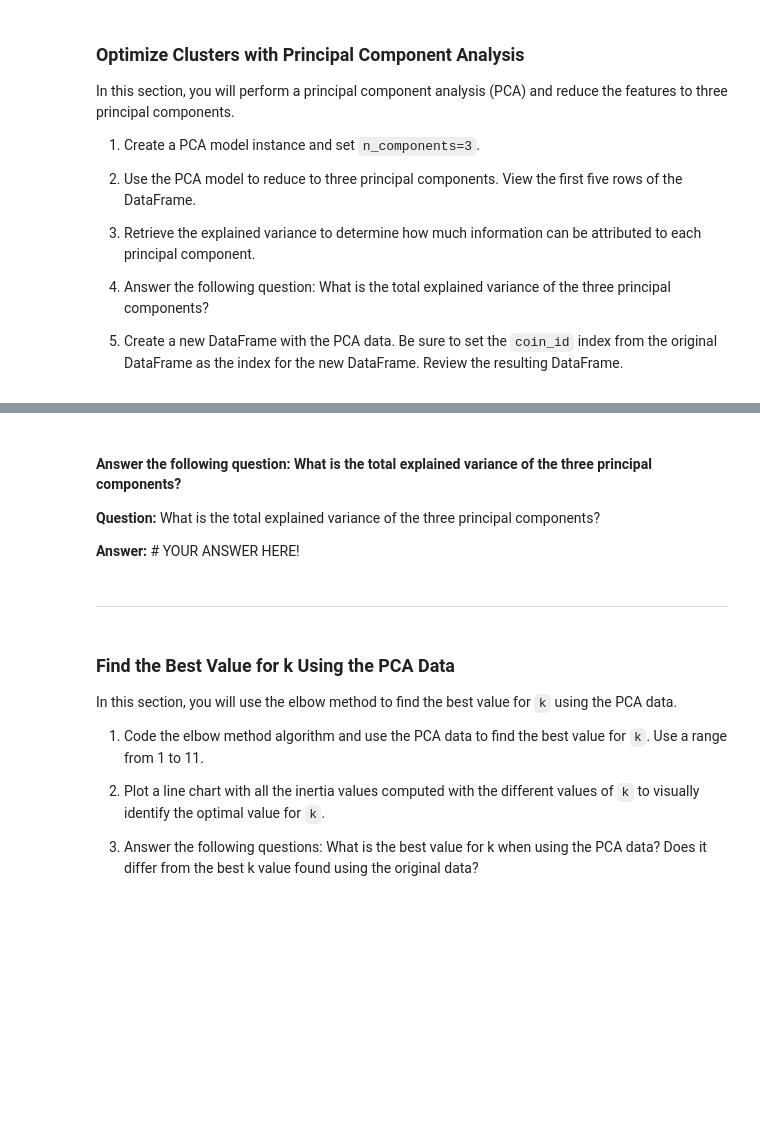
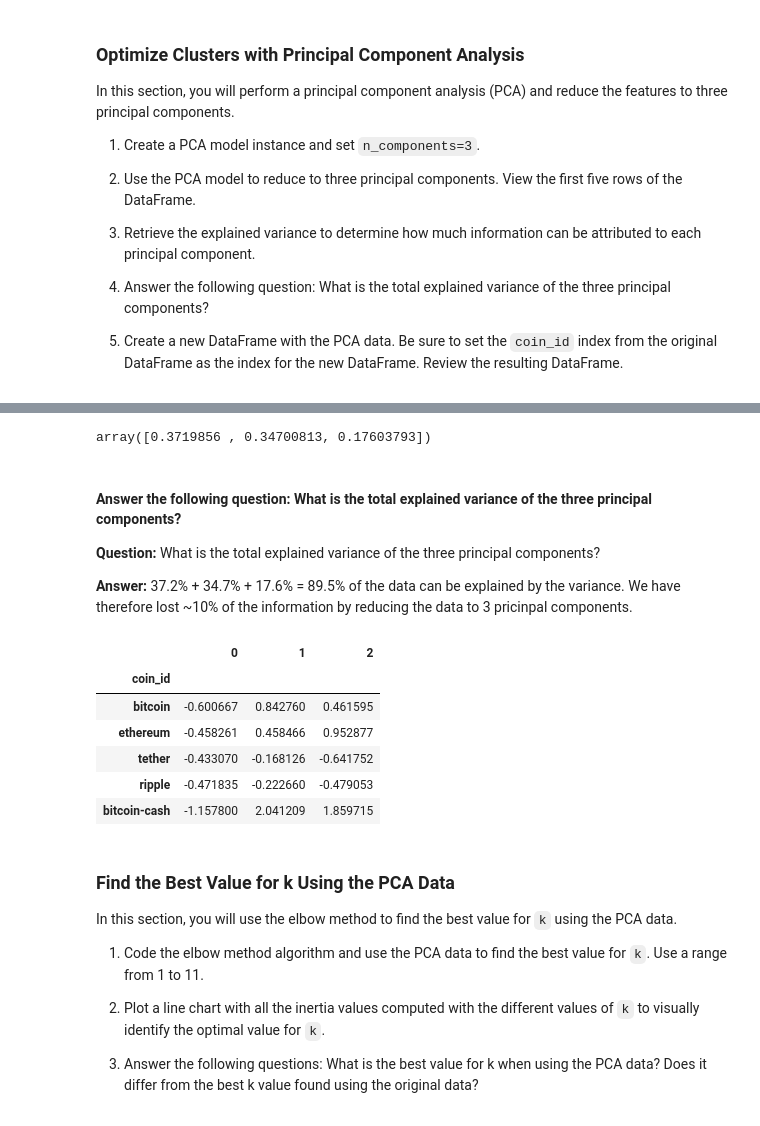
Before and after one commit to knieuwhof/Module-10-Challenge, a Jupyter notebook: crypto_investments.ipynb, the cells around one changed output, grey strips where cells are left out. Saved outputs shown, nothing was run; the diff lists cells and outputs as text; code cells hidden in the pictures; blank space fills up the shorter version.

```diff
--- a/crypto_investments.ipynb
+++ b/crypto_investments.ipynb
@@ -263,11 +263,14 @@ In this section, you will perform a principal component analysis (PCA) and reduc
 5. Create a new DataFrame with the PCA data. Be sure to set the `coin_id` index from the original DataFrame as the index for the new DataFrame. Review the resulting DataFrame.
 # %%
 # Create a PCA model instance and set `n_components=3`.
-# YOUR CODE HERE!
+pca = PCA(n_components=3)
 # %%
 # Use the PCA model with `fit_transform` to reduce to
 # three principal components.
-# YOUR CODE HERE!
+
+market_data_pca = pca.fit_transform(df_market_data_scaled)
 
 # View the first five rows of the DataFrame.
-# YOUR CODE HERE!
+
+market_data_pca_df = pd.DataFrame(market_data_pca)
+market_data_pca_df.head()
@@ -274,30 +284,40 @@ In this section, you will perform a principal component analysis (PCA) and reduc
 # %%
 # Retrieve the explained variance to determine how much information
 # can be attributed to each principal component.
-# YOUR CODE HERE!
+
+pca.explained_variance_ratio_
+# %% [output]
+array([0.3719856 , 0.34700813, 0.17603793])
 # %% [markdown]
 #### Answer the following question: What is the total explained variance of the three principal components?
 
 **Question:** What is the total explained variance of the three principal components?
 
-**Answer:** # YOUR ANSWER HERE!
+**Answer:** 37.2% + 34.7% + 17.6% = 89.5% of the data can be explained by the variance. We have therefore lost ~10% of the information by reducing the data to 3 pricinpal components.
 # %%
 # Create a new DataFrame with the PCA data.
 # Note: The code for this step is provided for you
 
 # Creating a DataFrame with the PCA data
-# YOUR CODE HERE!
+# Done above (market_data_pca_df)
 
 # Copy the crypto names from the original data
-# YOUR CODE HERE!
+df_market_data_reset_index = df_market_data.reset_index()
+PCA_data_with_coin_id = pd.concat([market_data_pca_df, df_market_data_reset_index["coin_id"]], axis =1)
 
 # Set the coinid column as index
-# YOUR CODE HERE!
+PCA_data_coin_id_index = PCA_data_with_coin_id.set_index("coin_id")
 
 # Display sample data
-# YOUR CODE HERE!
+PCA_data_coin_id_index.head()
+# %% [output]
+|  | 0 | 1 | 2 |
+| coin_id |  |  |  |
+| bitcoin | -0.600667 | 0.842760 | 0.461595 |
+| ethereum | -0.458261 | 0.458466 | 0.952877 |
+| tether | -0.433070 | -0.168126 | -0.641752 |
+| ripple | -0.471835 | -0.222660 | -0.479053 |
+| bitcoin-cash | -1.157800 | 2.041209 | 1.859715 |
-# %% [markdown]
----
 # %% [markdown]
 ### Find the Best Value for k Using the PCA Data
 
```
Also changed, not shown: parts of 1 cell of this notebook.
